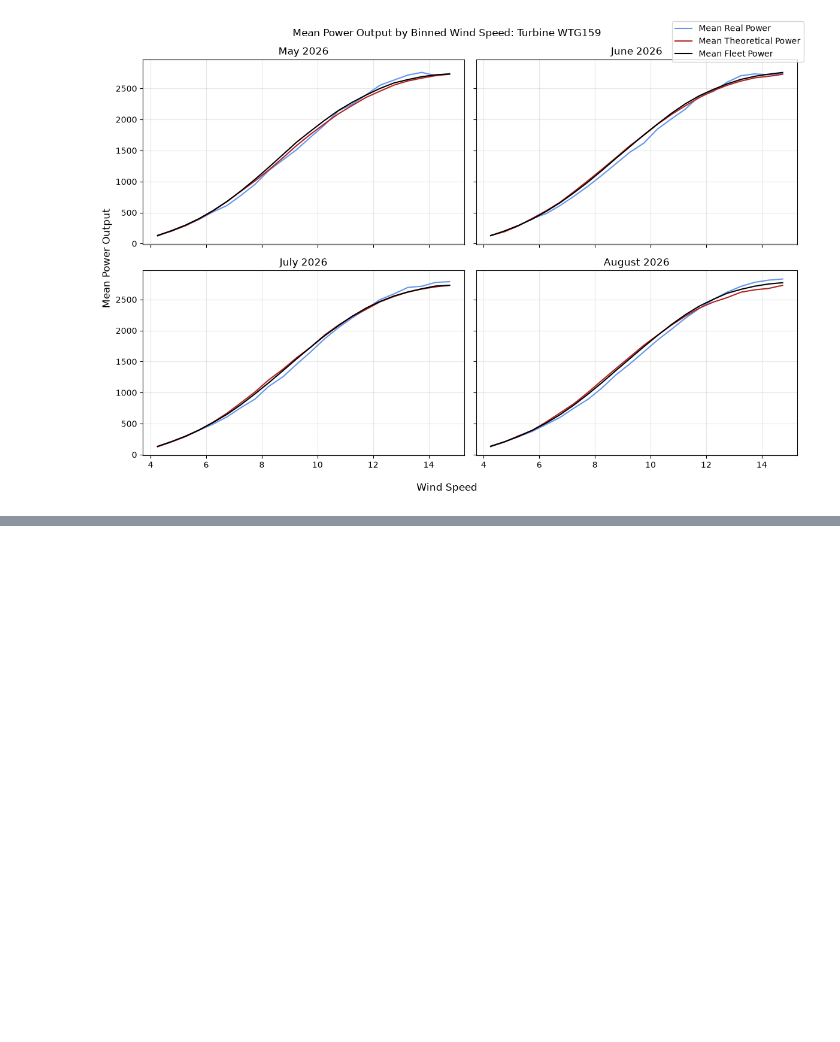
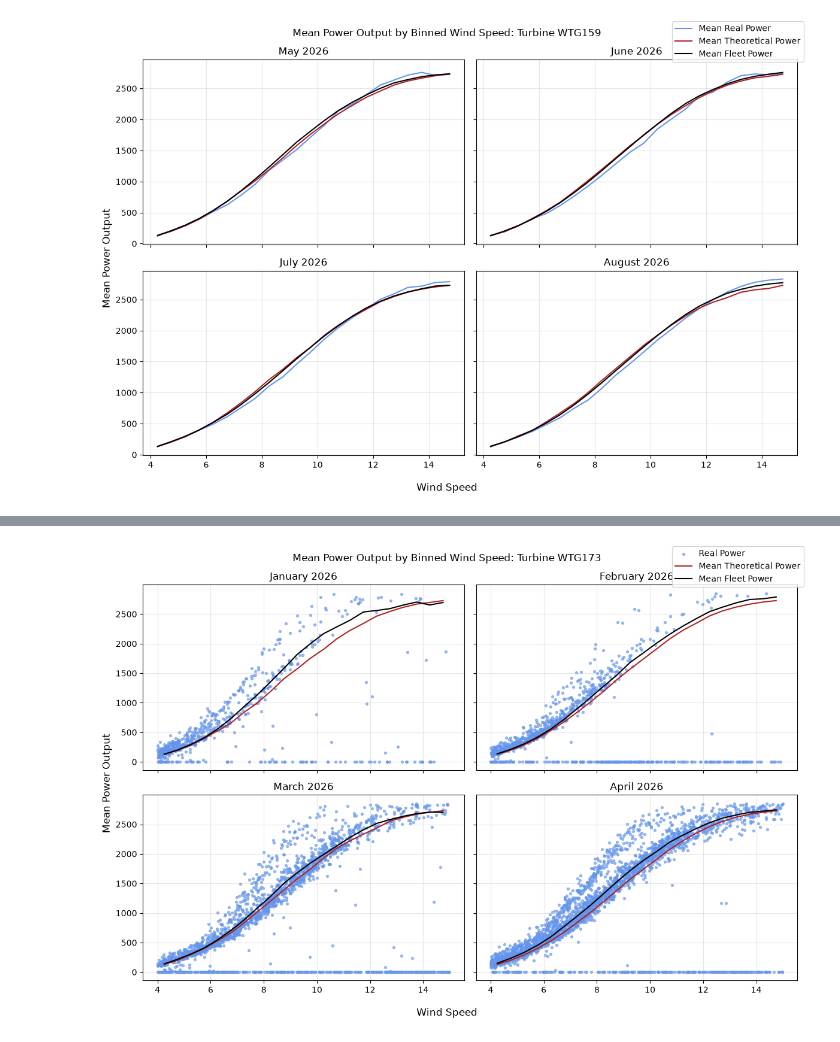
Before and after one commit to Aiden-Badalamenti3/CU-Capstone-Project, a Jupyter notebook: notebooks/carter_notebooks/power_curve.ipynb, the cells around one changed output, grey strips where cells are left out. Drawn from its saved outputs; the diff is of its cells as text; code cells hidden in the pictures; blank space fills up the shorter version.

```diff
--- a/notebooks/carter_notebooks/power_curve.ipynb
+++ b/notebooks/carter_notebooks/power_curve.ipynb
@@ -430,3 +350,32 @@ summary
+# %%
+WTG159 = scada_noloss[(scada_noloss['turbine'] == 'WTG173') & (scada_noloss['corrected_ws'] >= 4.0) & (scada_noloss['corrected_ws'] <= 15.0)]
+WTG159['period'] = WTG159['utc'].dt.to_period('M')
+
+months = result['period'].unique()[:4]
+
+fig, axes = plt.subplots(2, 2, figsize = (12, 8), sharex = True, sharey = True)
+
+for ax, month in zip(axes.flat, months):
+    grp = result[result['period'] == month]
+    grp2 = WTG159[WTG159['period'] == month]
+
+    ax.scatter(grp2['corrected_ws'], grp2['KPI_real_power_ac'], label = 'Real Power', color = 'cornflowerblue',s = 8, alpha = 0.6, zorder = 1)
+    ax.plot(grp['corrected_ws'], grp['mean_theoretical_power'], label = 'Mean Theoretical Power', color = 'firebrick')
+    ax.plot(grp['corrected_ws'], grp['mean_fleet_power'], label = 'Mean Fleet Power', color = 'black')
+    ax.set_title(month.strftime('%B %Y'))
+    ax.grid(alpha = 0.3)
+
+fig.supxlabel('Wind Speed')
+fig.supylabel('Mean Power Output')
+fig.suptitle('Mean Power Output by Binned Wind Speed: Turbine WTG173')
+
+handles, labels = axes[0, 0].get_legend_handles_labels()
+fig.legend(handles, labels, loc = 'upper right')
+
+plt.tight_layout()
+plt.show()
+# %% [output]
+[figure, added]
 # %%
 result[result['period'] == '2026-01']
 # %% [output]
```
Also changed, not shown: parts of 61 cells of this notebook, 1 other file.
